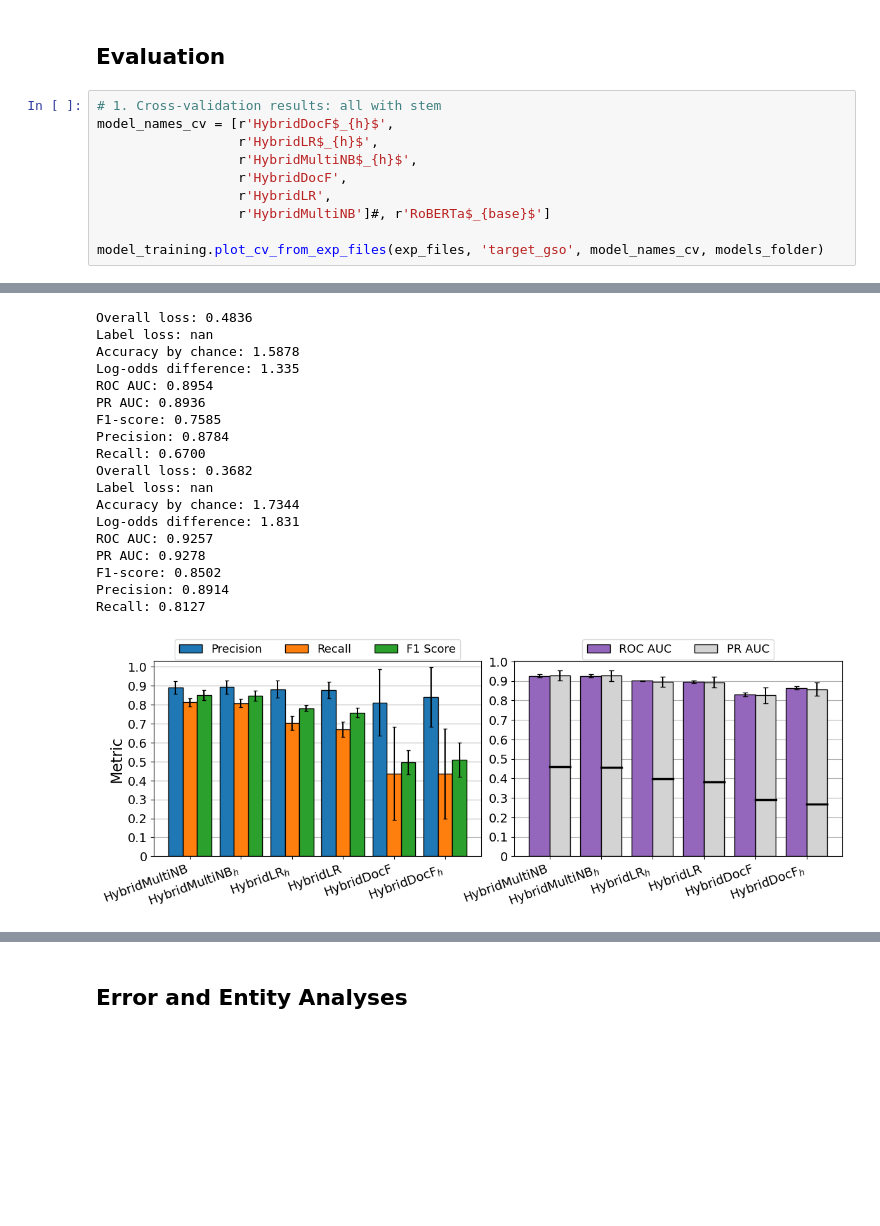
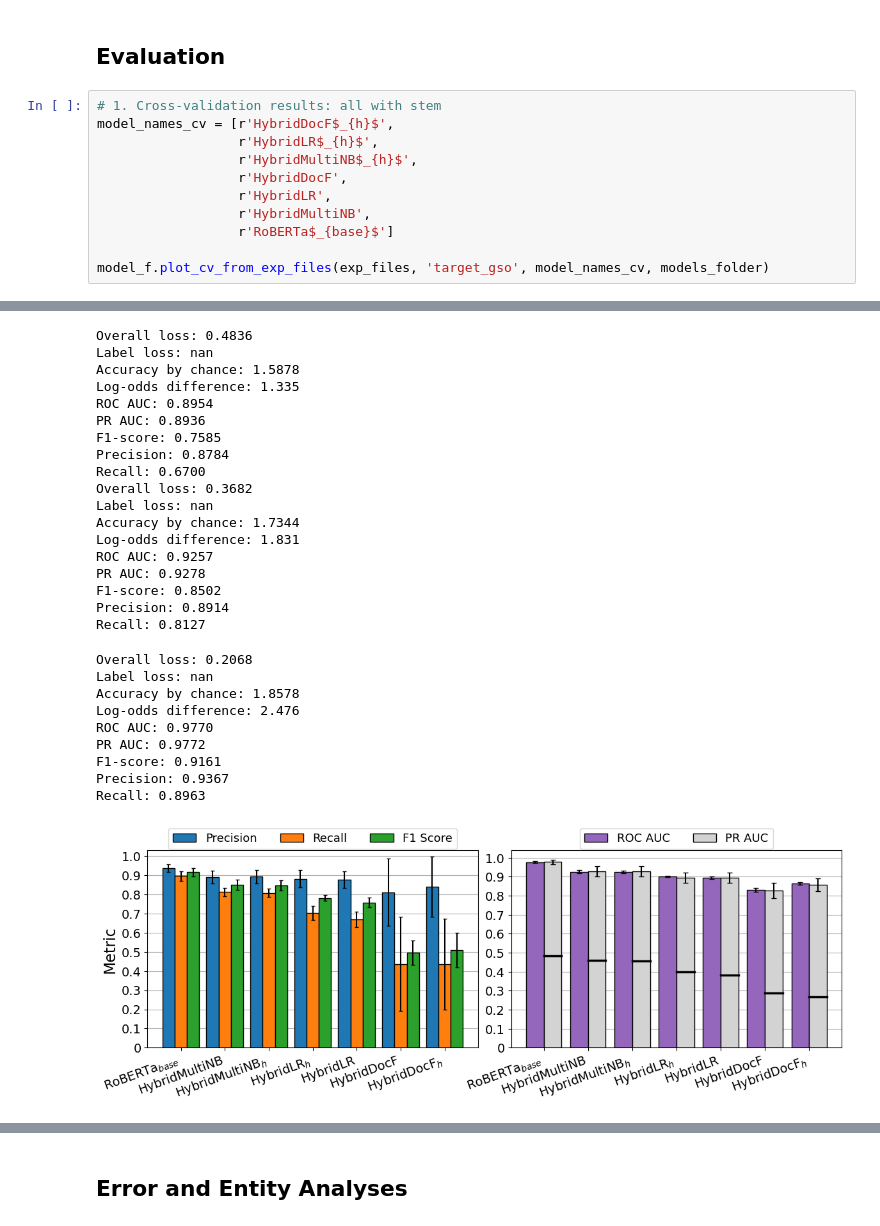
Before and after one commit to preyero/hate-speech-identities, a Jupyter notebook: notebooks/3_identity_group_identification.ipynb, the cells around one changed output, grey strips where cells are left out. Saved outputs shown, nothing was run; the diff lists cells and outputs as text; blank space fills up the shorter version.

Commit message:
Evaluation II: All models (Figure 3, Table 3) >> relative imports

```diff
--- a/notebooks/3_identity_group_identification.ipynb
+++ b/notebooks/3_identity_group_identification.ipynb
@@ -56,9 +76,10 @@ model_names_cv = [r'HybridDocF$_{h}$',
                   r'HybridMultiNB$_{h}$',
                   r'HybridDocF',
                   r'HybridLR',
-                  r'HybridMultiNB']#, r'RoBERTa$_{base}$']
+                  r'HybridMultiNB',
+                  r'RoBERTa$_{base}$']
 
-model_training.plot_cv_from_exp_files(exp_files, 'target_gso', model_names_cv, models_folder)
+model_f.plot_cv_from_exp_files(exp_files, 'target_gso', model_names_cv, models_folder)
 # %% [output]
 Overall loss: 0.6635
 Label loss: nan
@@ -94,24 +115,33 @@ Log-odds difference: 0.4481
 ROC AUC: 0.8302
 PR AUC: 0.8257
 F1-score: 0.4960
 Precision: 0.8118
 Recall: 0.4371
 Overall loss: 0.4836
 Label loss: nan
 Accuracy by chance: 1.5878
 Log-odds difference: 1.335
 ROC AUC: 0.8954
 PR AUC: 0.8936
 F1-score: 0.7585
 Precision: 0.8784
 Recall: 0.6700
 Overall loss: 0.3682
 Label loss: nan
 Accuracy by chance: 1.7344
 Log-odds difference: 1.831
 ROC AUC: 0.9257
 PR AUC: 0.9278
 F1-score: 0.8502
 Precision: 0.8914
 Recall: 0.8127
+Overall loss: 0.2068
+Label loss: nan
+Accuracy by chance: 1.8578
+Log-odds difference: 2.476
+ROC AUC: 0.9770
+PR AUC: 0.9772
+F1-score: 0.9161
+Precision: 0.9367
+Recall: 0.8963
-[figure, old version]
+[figure, new version]
```
Also changed, not shown: parts of 17 cells of this notebook, 4 other files.
